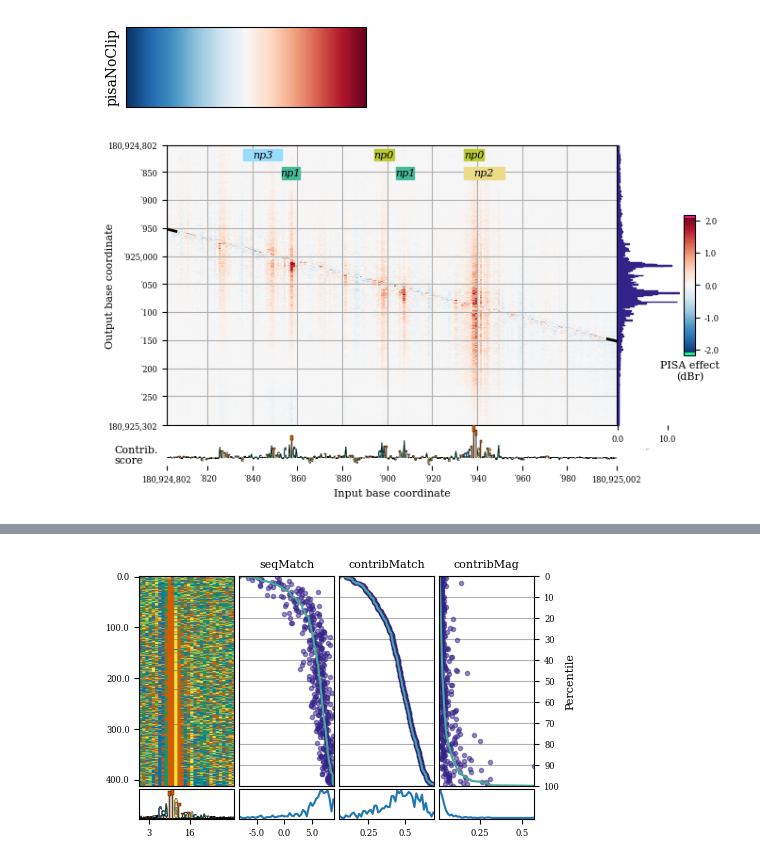
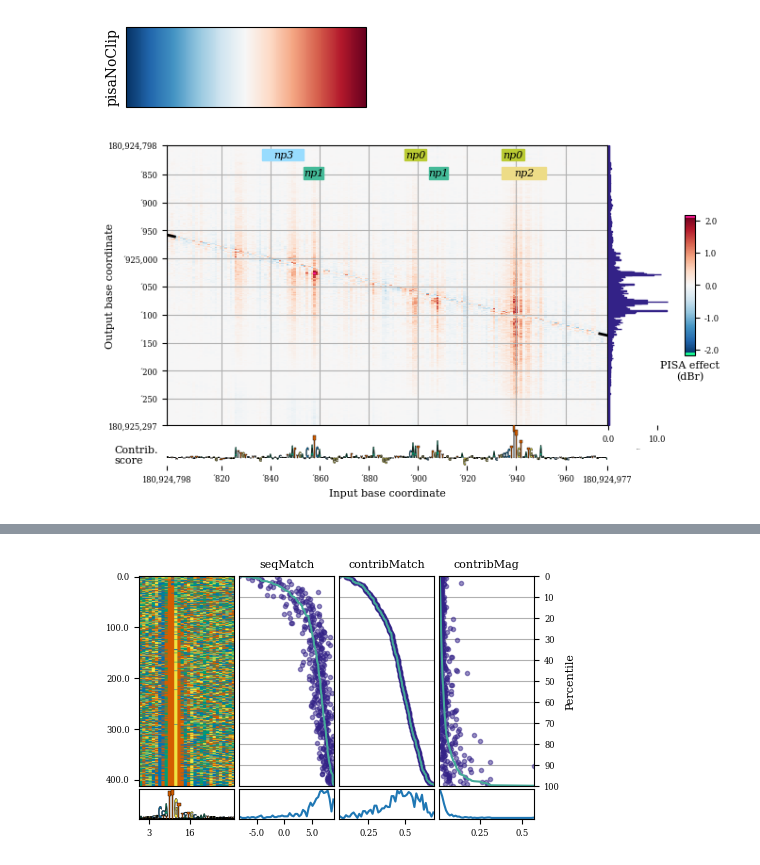
Before and after one commit to mmtrebuchet/bpreveal, a Jupyter notebook: doc/demos/documentationFigures.ipynb, the cells around one changed output, grey strips where cells are left out. Cells and saved outputs as stored; diff of their text form; code cells hidden in the pictures.

```diff
--- a/doc/demos/documentationFigures.ipynb
+++ b/doc/demos/documentationFigures.ipynb
@@ -154,8 +154,8 @@ pisaSection = {
 
 coordinatesSection = {
     "genome-fasta": GENOME_FASTA,
-    "midpoint-offset": 1150,
-    "input-slice-width": 200,
+    "midpoint-offset": 1135,
+    "input-slice-width": 180,
     "output-slice-width": 500,
     "genome-window-start": windowStart,
     "genome-window-chrom": windowChrom
@@ -169,34 +169,34 @@ importanceSection = {
     "bigwig-name": WORKING_DIRECTORY + "/shap/nanog_profile.bw",
     "show-sequence": True
 }
 
 annotationSection = {
     "bed-name": WORKING_DIRECTORY + "/scan/nanog_profile.bed"
 }
 
 figureSectionPlot = {
     "left": 0.12,
     "bottom": 0.13,
     "width": 0.8,
     "height": 0.85,
-    "color-span": 0.5
+    "color-span": 0.5,
+    "miniature": False
 }
 
 plotConfig = {
     "pisa": pisaSection,
     "coordinates": coordinatesSection,
     "importance": importanceSection,
     "predictions": predictionSection,
     "annotations": annotationSection,
-    "figure": figureSectionPlot,
-    "miniature": False
+    "figure": figureSectionPlot
 }
 
 
 bprplots.plotPisa(plotConfig, fig);
 #nc = r["name-colors"]
 #annotationSection["name-colors"] = nc
 #bprplots.plotPisaGraph(graphConfig, fig);
 fig.savefig("../presentations/pisaPlot.png", dpi=300)
 # %% [output]
-[figure, old version]
+[figure, new version]
```
Also changed, not shown: parts of 6 cells of this notebook, 14 other files.
